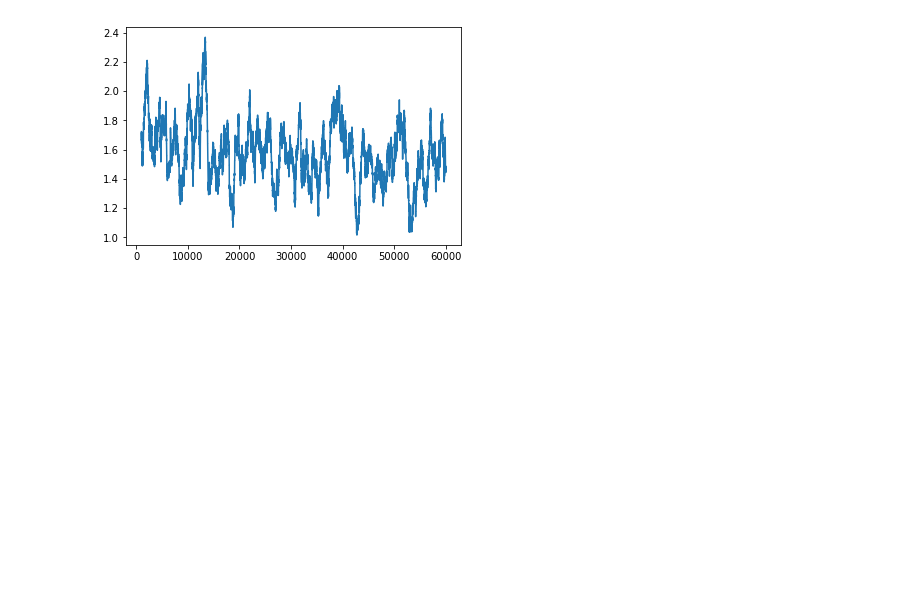
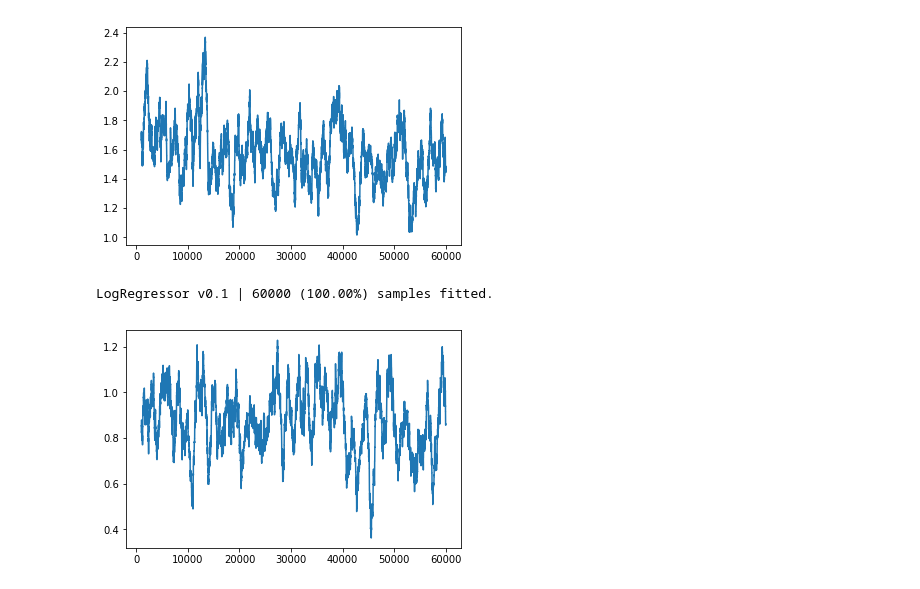
Before and after one commit to greav/ML-PM-PU, a Jupyter notebook: news classification.ipynb, the cells around one changed output. Cells and saved outputs as stored; diff of their text form; code cells hidden in the pictures; blank space fills up the shorter version.

```diff
--- a/news classification.ipynb
+++ b/news classification.ipynb
@@ -211,3 +214,12 @@ y_pred = model.predict(test_df['content']) #0.8773
 # %%
 with open(os.path.join('data', 'subm1.txt'), 'w') as f:
     f.write('\n'.join(y_pred))
+# %%
+#third iteration
+metrics = model.fit_dataframe(train_df)
+# %% [output]
+LogRegressor v0.1 | 60000 (100.00%) samples fitted.
+# %%
+plot = plt.plot(pd.Series(metrics['loss']).rolling(1000).mean())
+# %% [output]
+[figure, added]
```
Also changed, not shown: parts of 7 cells of this notebook.
